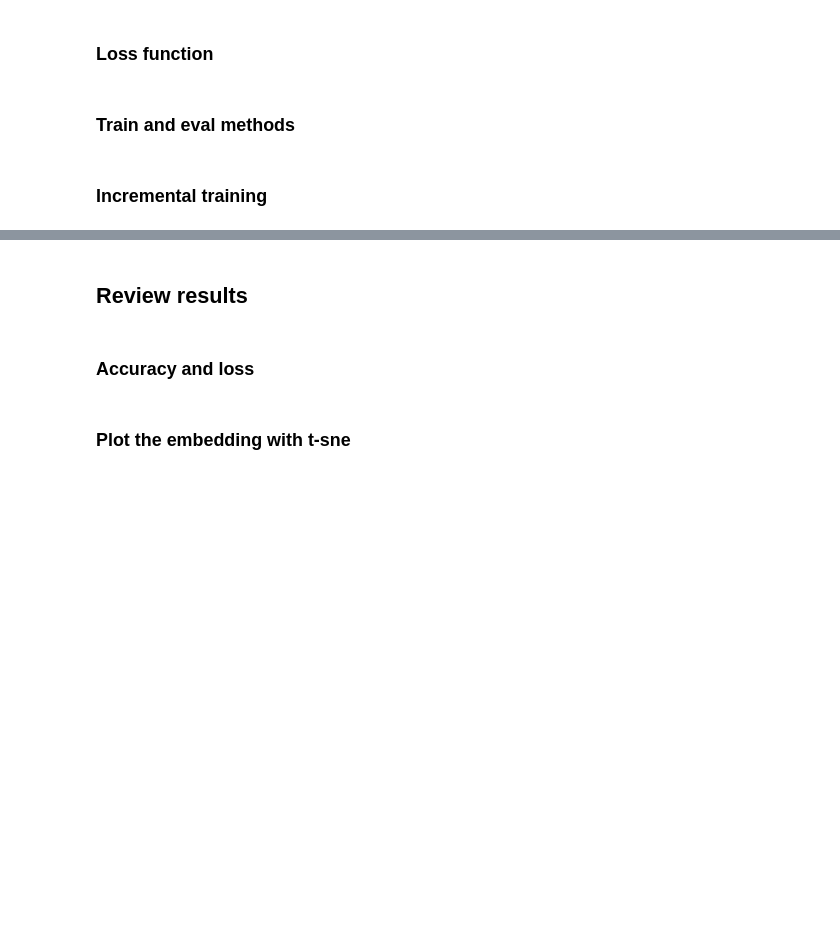
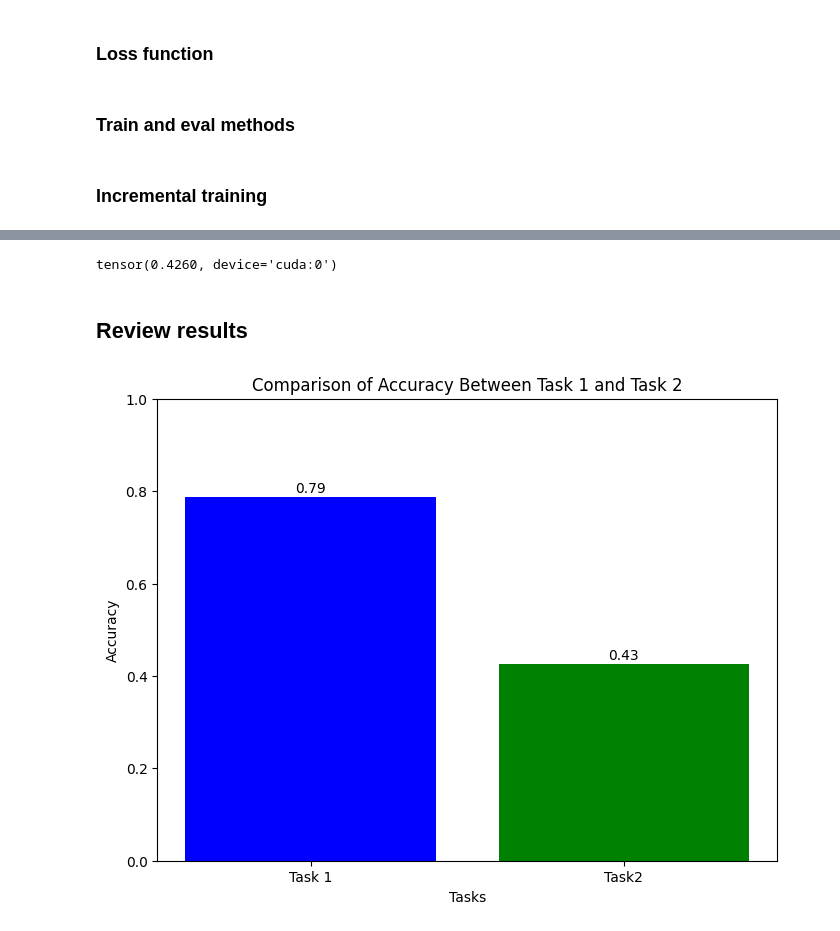
Before and after one commit to DavidFM43/CIL_Survey, a Jupyter notebook: experiment_metric_learning.ipynb, the cells around one changed output, grey strips where cells are left out. Drawn from its saved outputs; the diff is of its cells as text; code cells hidden in the pictures; blank space fills up the shorter version.

```diff
--- a/experiment_metric_learning.ipynb
+++ b/experiment_metric_learning.ipynb
@@ -334,0 +448,7 @@ preds = classify(x, embds)
+# %%
+embs = torch.cat([embs, embs_task2], 0)
+# %%
+x, y = next(get_batches(data, "eval", batchsize=500,paired=False, indices=range(10)))
+print(x.shape)
+print(y.shape)
+print(y)
@@ -334,0 +473,3 @@ preds = classify(x, embds)
+# %%
+pred = classify(x, embs)
+pred
@@ -335,6 +494,32 @@ preds = classify(x, embds)
+# %%
+acc_task2 = accuracy(pred, y)
+acc_task2
+# %% [output]
+tensor(0.4260, device='cuda:0')
 # %% [markdown]
 ## Review results
-# %% [markdown]
-### Accuracy and loss
-# %% [markdown]
-### Plot the embedding with t-sne
+# %%
+import matplotlib.pyplot as plt
+
+# Sample data (replace with your actual data)
+methods = ['Task 1', 'Task2']
+accuracies = [acc_task1.item(), acc_task2.item()]
+
+# Create a bar plot
+plt.figure(figsize=(8, 6))
+plt.bar(methods, accuracies, color=['blue', 'green'])
+
+# Add labels and title
+plt.xlabel('Tasks')
+plt.ylabel('Accuracy')
+plt.title('Comparison of Accuracy Between Task 1 and Task 2')
+
+# Add data values on top of the bars
+for i, accuracy in enumerate(accuracies):
+    plt.text(i, accuracy + 0.01, f'{accuracy:.2f}', ha='center')
+
+# Show the plot
+plt.ylim(0, 1)  # Set y-axis limit between 0 and 1
+plt.show()
+# %% [output]
+[figure, added]
```
Also changed, not shown: parts of 25 cells of this notebook.
